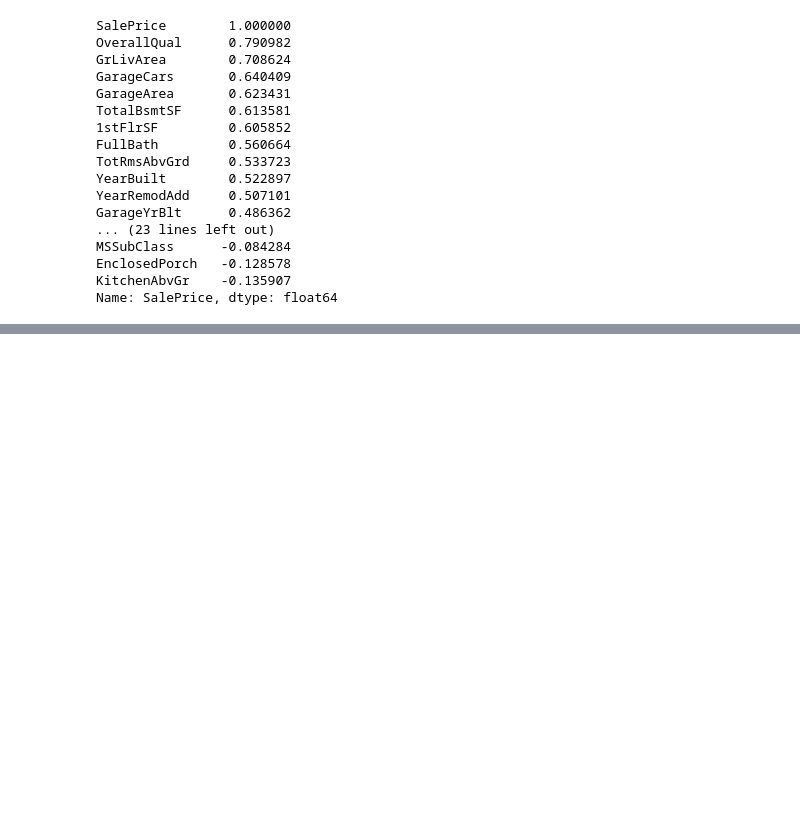
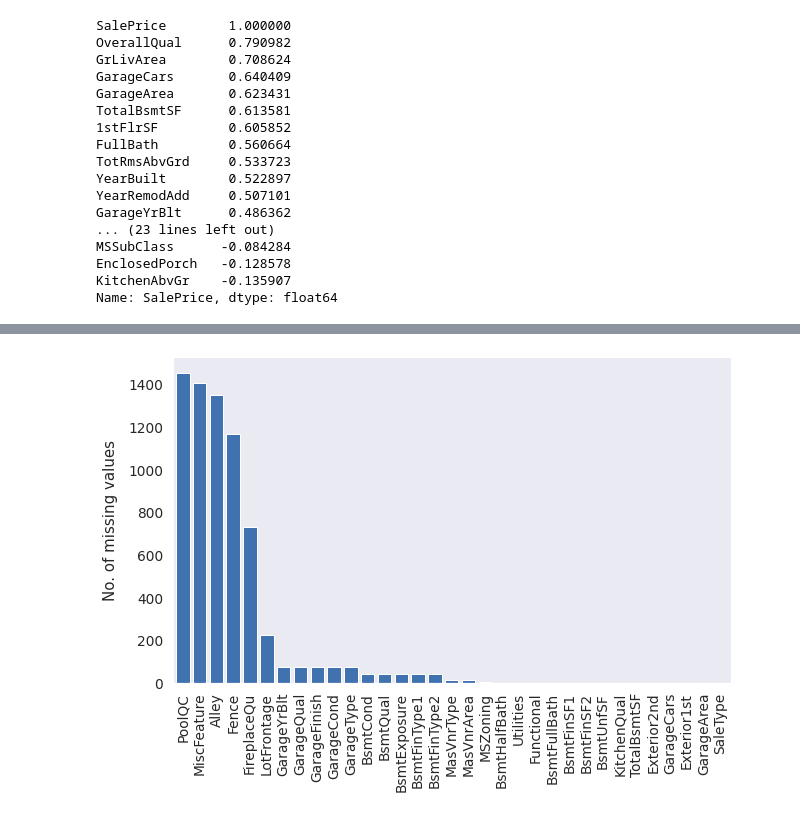
Before and after one commit to nakedtatsuya/kaggle, a Jupyter notebook: house_prices/main.ipynb, the cells around one changed output, grey strips where cells are left out. Cells and saved outputs as stored; diff of their text form; code cells hidden in the pictures; blank space fills up the shorter version.

```diff
--- a/house_prices/main.ipynb
+++ b/house_prices/main.ipynb
@@ -118,11 +111,3 @@ MSSubClass      -0.084284
 EnclosedPorch   -0.128578
 KitchenAbvGr    -0.135907
 Name: SalePrice, dtype: float64
-# %%
-train_all = train_all.loc[:, ["SalePrice", "OverallQual", "GrLivArea", "GarageCars",
-                              "TotalBsmtSF", "FullBath", "TotRmsAbvGrd", "YearBuilt", "YearRemodAdd"]]
-test_all = test_all.loc[:, ["OverallQual", "GrLivArea", "GarageCars",
-                            "TotalBsmtSF", "FullBath", "TotRmsAbvGrd", "YearBuilt", "YearRemodAdd"]]
-
-train_all.describe()
-train_all.info()
@@ -146,3 +113,0 @@ memory usage: 102.8 KB
-# %%
-for col in test_all.columns:
-  test_all[col].fillna(test_all[col].mean(), inplace=True)
@@ -148,0 +116,5 @@ for col in test_all.columns:
+# %%
+total = test_all.isna().sum().sort_values(ascending=False)
+# concatenate this data into dataframe
+missing_data = pd.concat([total], axis=1, keys=["Total"])
+missing_data.head(45)
@@ -148,0 +139,11 @@ for col in test_all.columns:
+# %%
+total = total[total > 0]
+fig, ax = plt.subplots(figsize=(10, 6))
+ax.grid()
+ax.bar(total.index, total.values, zorder=2, color="#3f72af")
+ax.set_ylabel("No. of missing values", labelpad=10)
+ax.set_xlim(-0.6, len(total) - 0.4)
+ax.xaxis.set_tick_params(rotation=90)
+plt.show()
+# %% [output]
+[figure, added]
```
Also changed, not shown: parts of 25 cells of this notebook, 1 other file.
